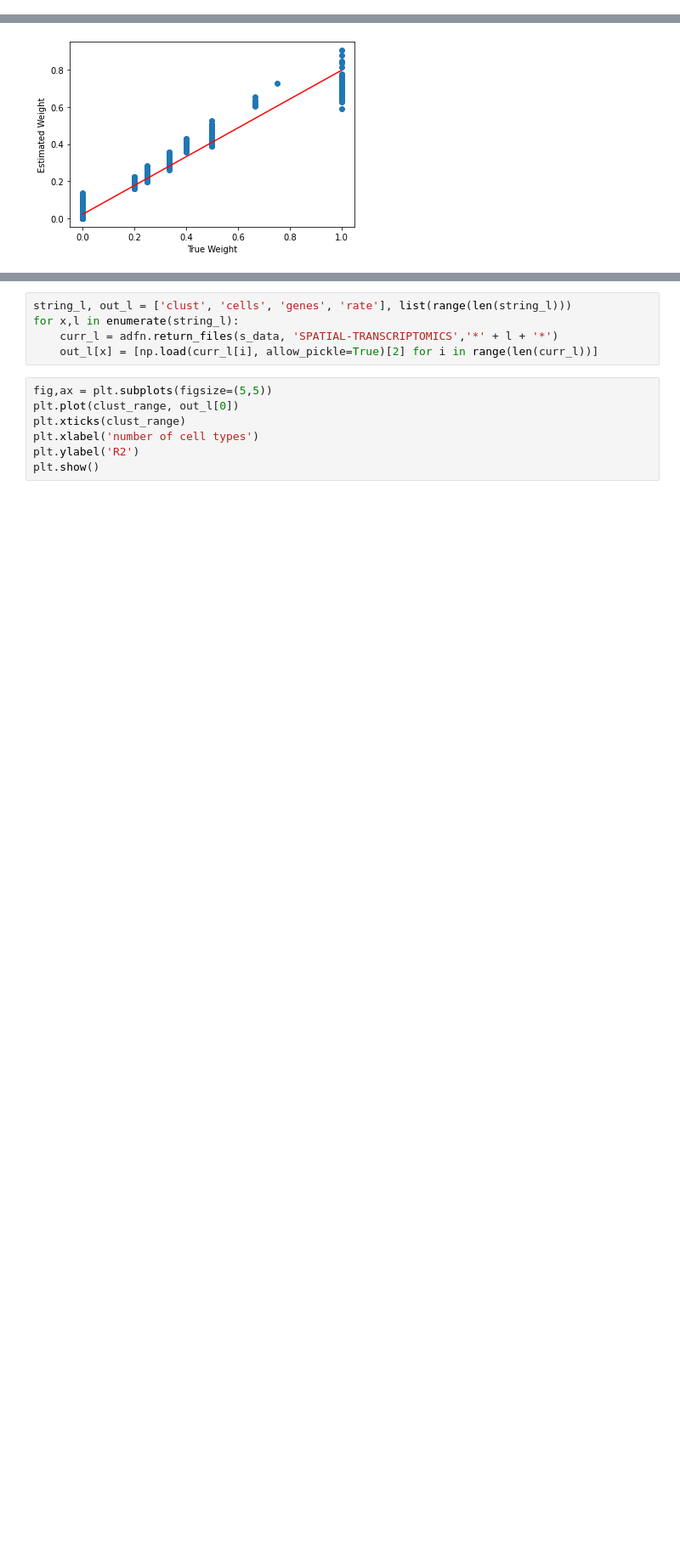
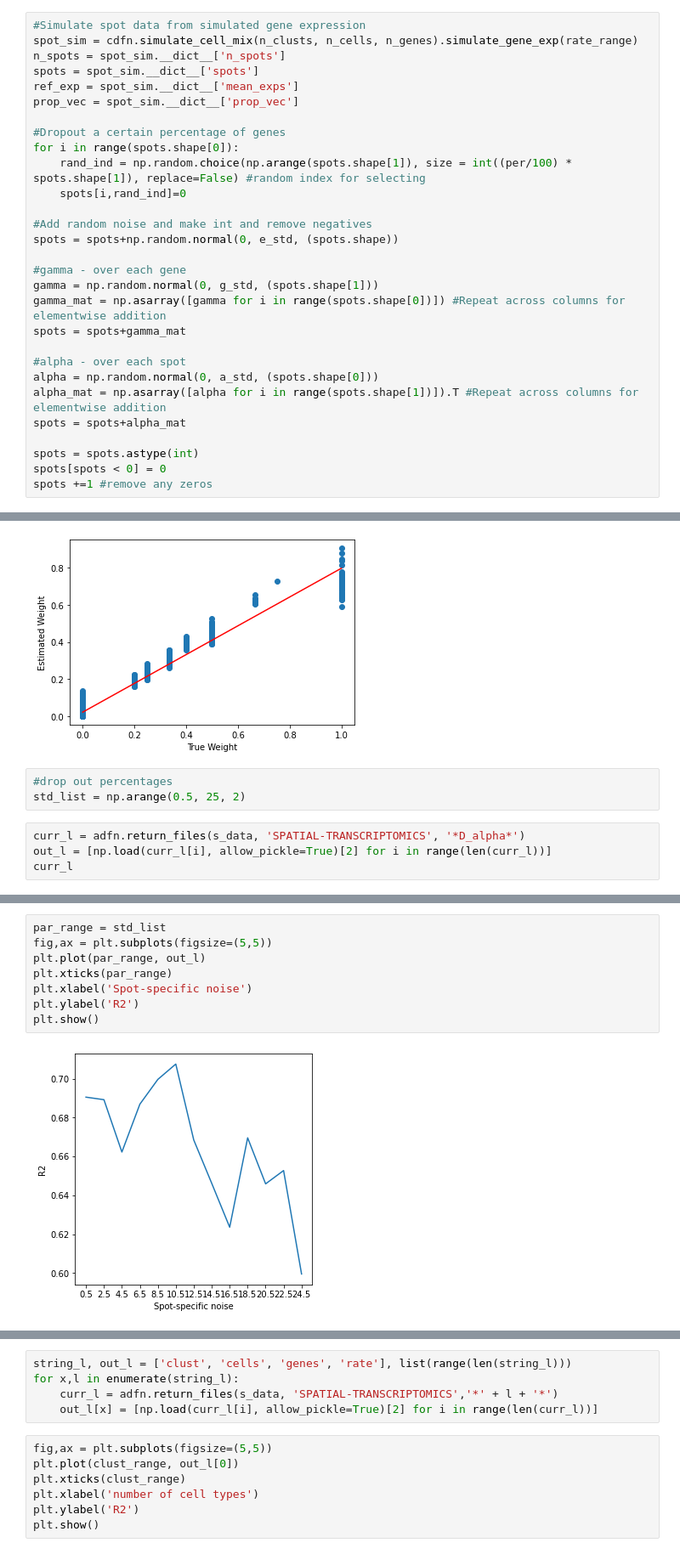
Before and after one commit to dmnburrows/spatial_transcriptomics, a Jupyter notebook: cell_decomp.ipynb, the cells around one changed output, grey strips where cells are left out. Shown at 85% size. Saved outputs shown, nothing was run; the diff lists cells and outputs as text; blank space fills up the shorter version.

Commit message:
Added noise parameters to Bayesian GLM

```diff
--- a/cell_decomp.ipynb
+++ b/cell_decomp.ipynb
@@ -173,0 +195,29 @@ plt.show()
+# %%
+#Simulate spot data from simulated gene expression
+spot_sim = cdfn.simulate_cell_mix(n_clusts, n_cells, n_genes).simulate_gene_exp(rate_range)
+n_spots = spot_sim.__dict__['n_spots']
+spots = spot_sim.__dict__['spots']
+ref_exp = spot_sim.__dict__['mean_exps']
+prop_vec = spot_sim.__dict__['prop_vec']
+
+#Dropout a certain percentage of genes
+for i in range(spots.shape[0]):
+    rand_ind = np.random.choice(np.arange(spots.shape[1]), size = int((per/100) * spots.shape[1]), replace=False) #random index for selecting
+    spots[i,rand_ind]=0
+
+#Add random noise and make int and remove negatives
+spots = spots+np.random.normal(0, e_std, (spots.shape))
+
+#gamma - over each gene
+gamma = np.random.normal(0, g_std, (spots.shape[1]))
+gamma_mat = np.asarray([gamma for i in range(spots.shape[0])]) #Repeat across columns for elementwise addition
+spots = spots+gamma_mat
+
+#alpha - over each spot
+alpha = np.random.normal(0, a_std, (spots.shape[0]))
+alpha_mat = np.asarray([alpha for i in range(spots.shape[1])]).T #Repeat across columns for elementwise addition
+spots = spots+alpha_mat
+
+spots = spots.astype(int)
+spots[spots < 0] = 0
+spots +=1 #remove any zeros
@@ -414,3 +515,10 @@ plt.annotate("r-squared = {:.3f}".format(line_fit.rvalue**2), (0, 1))
 plt.show()
 # %% [output]
 [figure]
+# %%
+#drop out percentages
+std_list = np.arange(0.5, 25, 2)
+# %%
+curr_l = adfn.return_files(s_data, 'SPATIAL-TRANSCRIPTOMICS', '*D_alpha*')
+out_l = [np.load(curr_l[i], allow_pickle=True)[2] for i in range(len(curr_l))]
+curr_l
@@ -416,0 +539,10 @@ plt.show()
+# %%
+par_range = std_list
+fig,ax = plt.subplots(figsize=(5,5))
+plt.plot(par_range, out_l)
+plt.xticks(par_range)
+plt.xlabel('Spot-specific noise')
+plt.ylabel('R2')
+plt.show()
+# %% [output]
+[figure, added]
```
Also changed, not shown: parts of 15 cells of this notebook.
